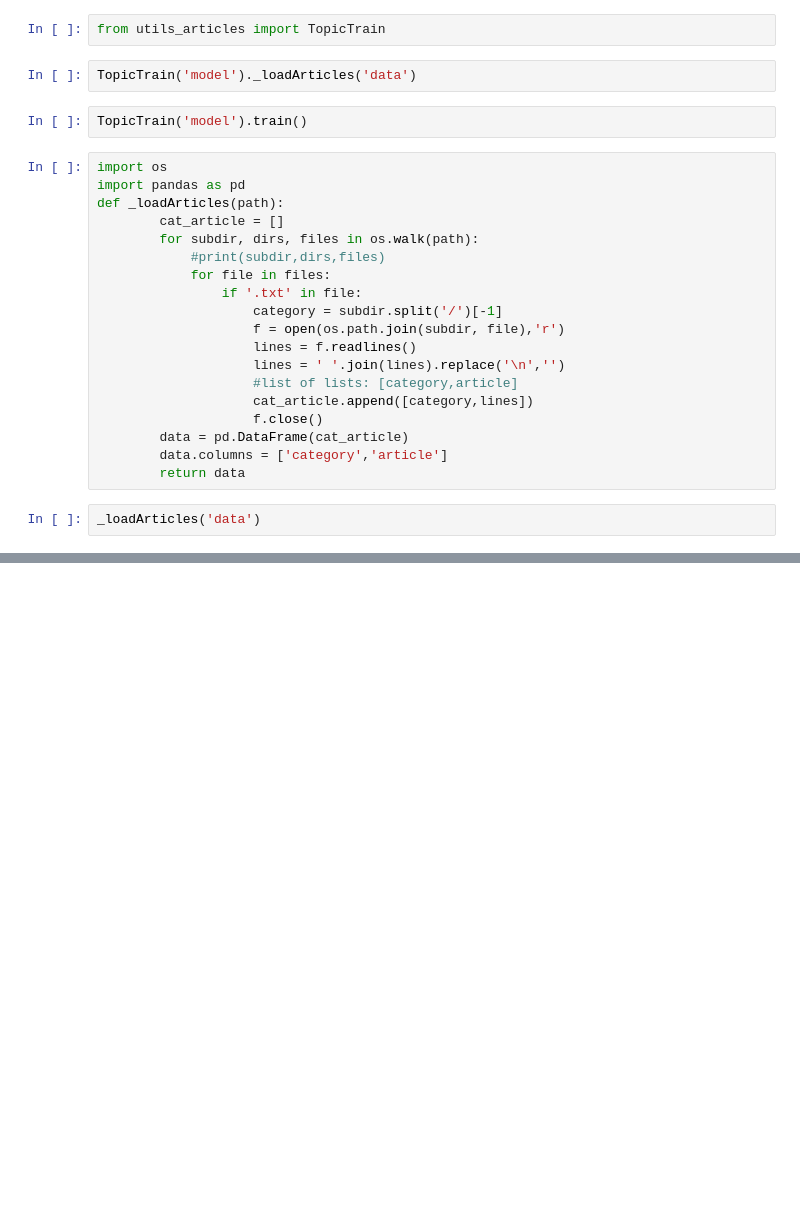
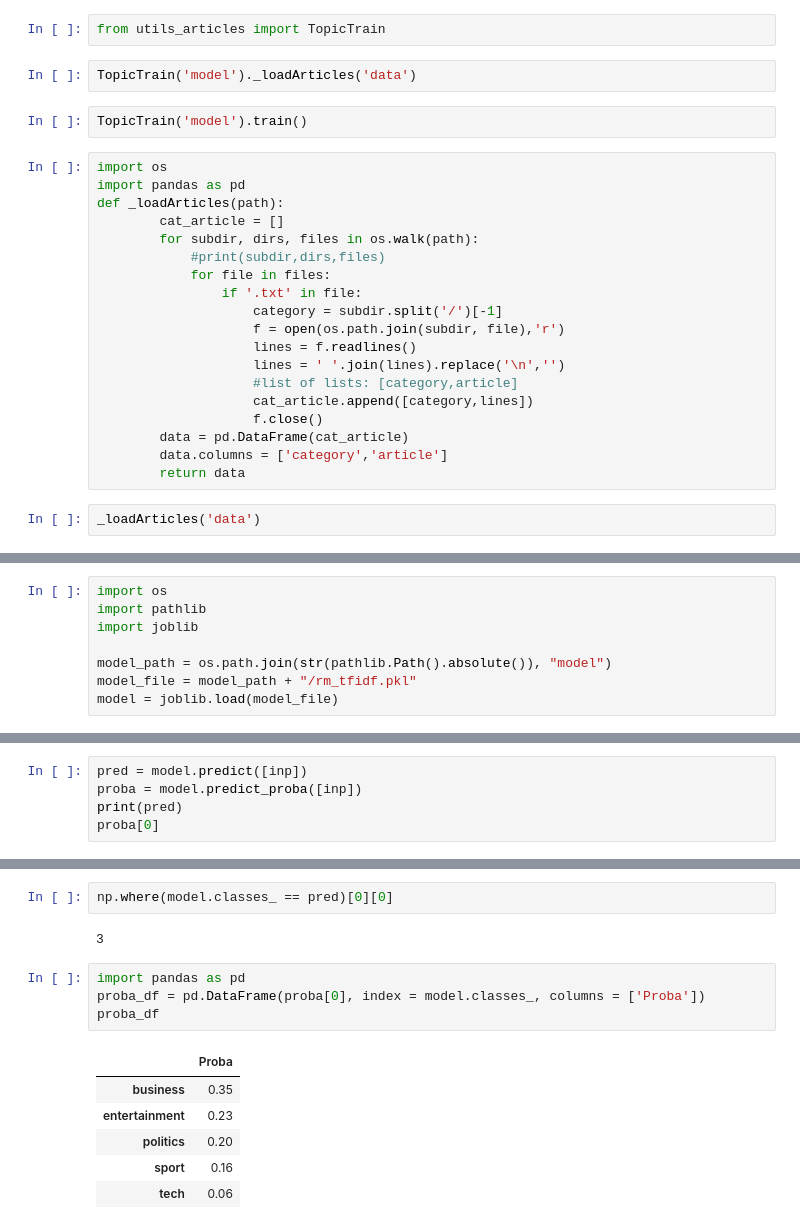
Before and after one commit to robretoarenal/ds_projects, a Jupyter notebook: nlp/articles/nlp_articles.ipynb, the cells around one changed output, grey strips where cells are left out. Drawn from its saved outputs; the diff is of its cells as text; blank space fills up the shorter version.

```diff
--- a/nlp/articles/nlp_articles.ipynb
+++ b/nlp/articles/nlp_articles.ipynb
@@ -27,0 +30,8 @@ _loadArticles('data')
+# %%
+import os
+import pathlib
+import joblib
+
+model_path = os.path.join(str(pathlib.Path().absolute()), "model")
+model_file = model_path + "/rm_tfidf.pkl"
+model = joblib.load(model_file)
@@ -27,0 +59,5 @@ _loadArticles('data')
+# %%
+pred = model.predict([inp])
+proba = model.predict_proba([inp])
+print(pred)
+proba[0]
@@ -27,0 +76,15 @@ _loadArticles('data')
+# %%
+np.where(model.classes_ == pred)[0][0]
+# %% [output]
+3
+# %%
+import pandas as pd
+proba_df = pd.DataFrame(proba[0], index = model.classes_, columns = ['Proba'])
+proba_df
+# %% [output]
+|  | Proba |
+| business | 0.35 |
+| entertainment | 0.23 |
+| politics | 0.20 |
+| sport | 0.16 |
+| tech | 0.06 |
```
Also changed, not shown: parts of 20 cells of this notebook, 15 other files.
